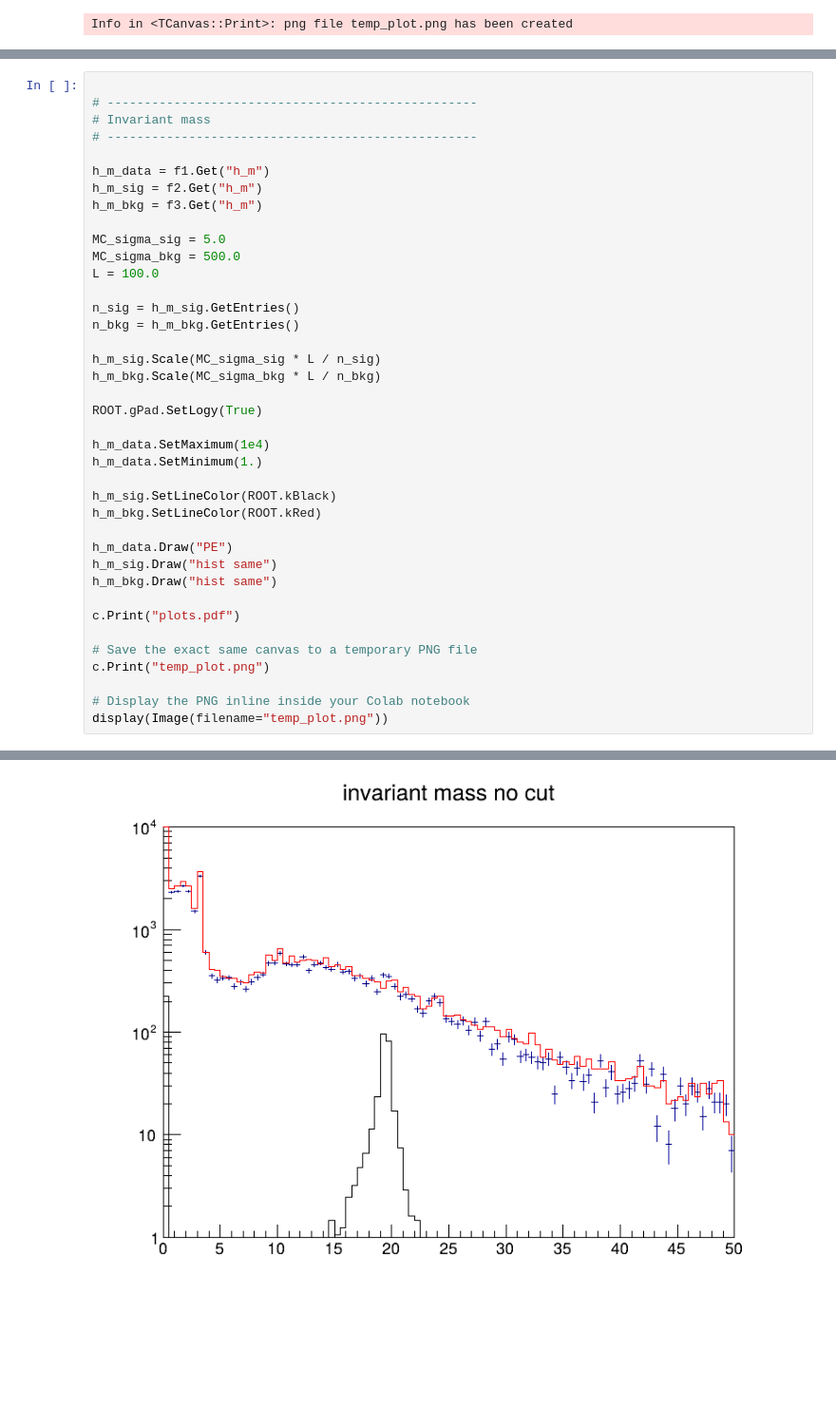
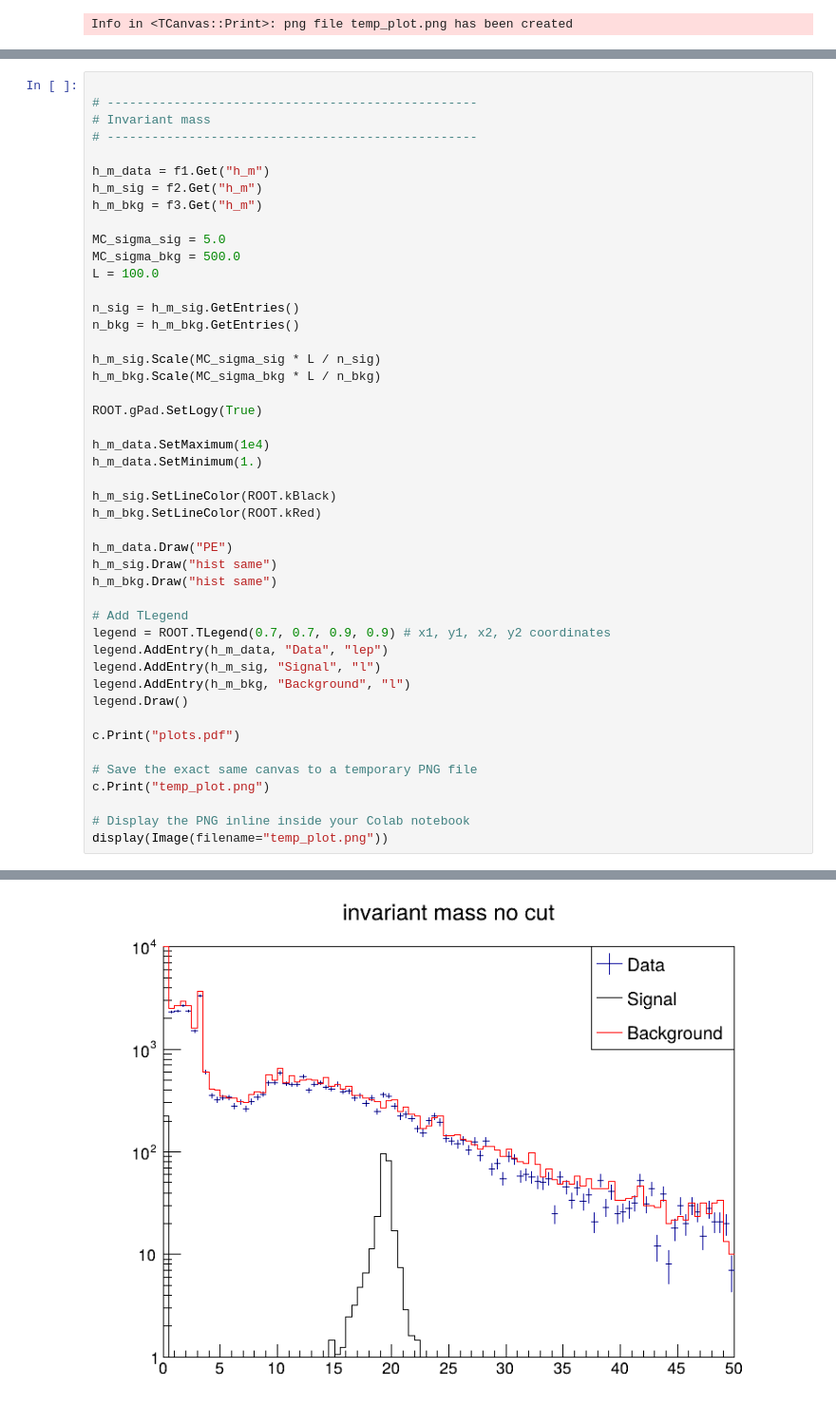
Before and after one commit to marcinwolter/PPSS_2026, a Jupyter notebook: ROOT_exercise.ipynb, the cells around one changed output, grey strips where cells are left out. Shown at 95% size. Saved outputs shown, nothing was run; the diff lists cells and outputs as text; blank space fills up the shorter version.

```diff
--- a/ROOT_exercise.ipynb
+++ b/ROOT_exercise.ipynb
@@ -477,34 +501,41 @@ MC_sigma_bkg = 500.0
 L = 100.0
 
 n_sig = h_m_sig.GetEntries()
 n_bkg = h_m_bkg.GetEntries()
 
 h_m_sig.Scale(MC_sigma_sig * L / n_sig)
 h_m_bkg.Scale(MC_sigma_bkg * L / n_bkg)
 
 ROOT.gPad.SetLogy(True)
 
 h_m_data.SetMaximum(1e4)
 h_m_data.SetMinimum(1.)
 
 h_m_sig.SetLineColor(ROOT.kBlack)
 h_m_bkg.SetLineColor(ROOT.kRed)
 
 h_m_data.Draw("PE")
 h_m_sig.Draw("hist same")
 h_m_bkg.Draw("hist same")
 
+# Add TLegend
+legend = ROOT.TLegend(0.7, 0.7, 0.9, 0.9) # x1, y1, x2, y2 coordinates
+legend.AddEntry(h_m_data, "Data", "lep")
+legend.AddEntry(h_m_sig, "Signal", "l")
+legend.AddEntry(h_m_bkg, "Background", "l")
+legend.Draw()
+
 c.Print("plots.pdf")
 
 # Save the exact same canvas to a temporary PNG file
 c.Print("temp_plot.png")
 
 # Display the PNG inline inside your Colab notebook
 display(Image(filename="temp_plot.png"))
 # %% [output]
 Info in <TCanvas::Print>: Current canvas added to pdf file plots.pdf
 Info in <TCanvas::Print>: png file temp_plot.png has been created
-[figure, old version]
+[figure, new version]
 # %%
 
 # --------------------------------------------------
```
Also changed, not shown: parts of 10 cells of this notebook.
